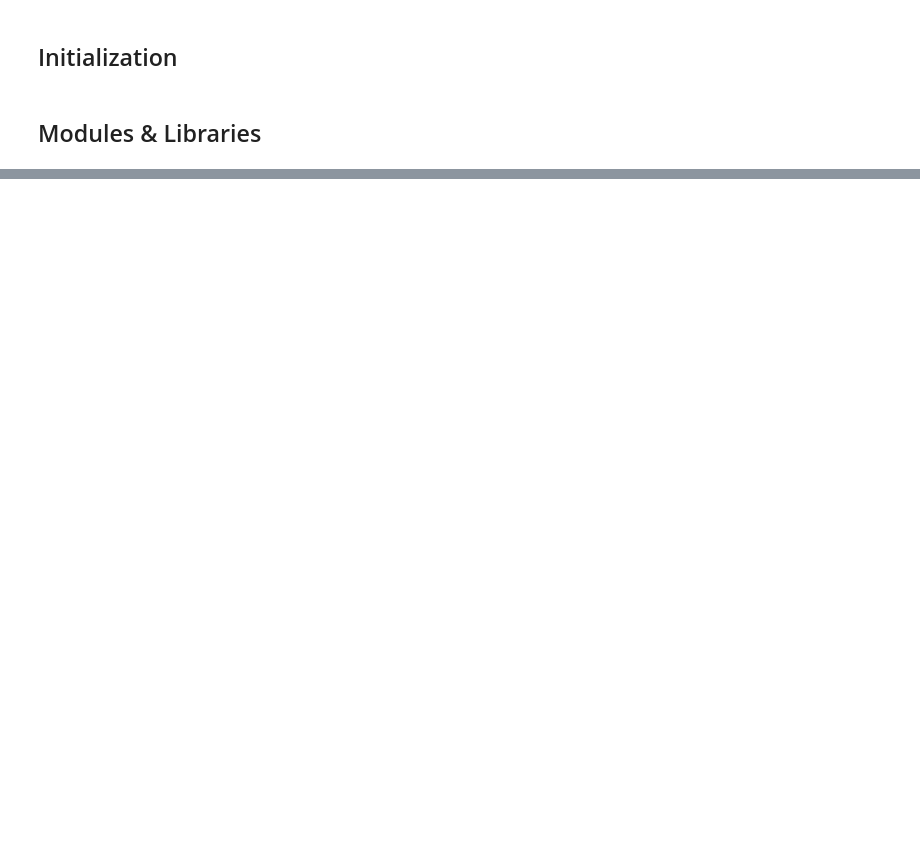
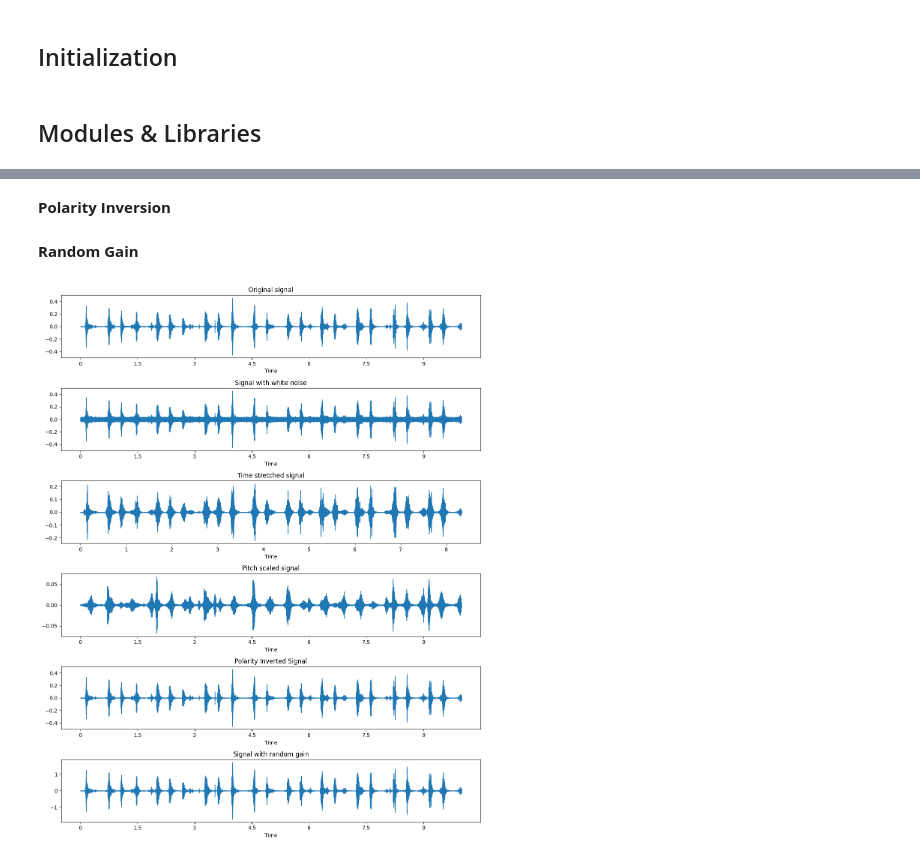
Before and after one commit to SamratAdhikari/featherfind-model, a Jupyter notebook: Preprocessing.ipynb, the cells around one changed output, grey strips where cells are left out. Cells and saved outputs as stored; diff of their text form; code cells hidden in the pictures; blank space fills up the shorter version.

```diff
--- a/Preprocessing.ipynb
+++ b/Preprocessing.ipynb
@@ -69,0 +121,3 @@ Wood Snipe
+# %%
+def addTimeStretch(signal, stretch_rate):
+  return librosa.effects.time_stretch(signal, rate=stretch_rate)
@@ -69,0 +126,42 @@ Wood Snipe
+# %%
+def pitchScale(signal, sr, num_semitones):
+    return librosa.effects.pitch_shift(y=signal, sr=sr, n_steps=num_semitones)
+# %% [markdown]
+**Polarity Inversion**
+# %%
+def invertPolarity(signal):
+  return signal * -1
+# %% [markdown]
+**Random Gain**
+# %%
+def randomGain(signal, min_gain_factor, max_gain_factor):
+  gain_factor = np.random.uniform(min_gain_factor, max_gain_factor)
+  return signal * gain_factor
+# %%
+file_path = "/content/charaNet/train/Himalayan Monal/XC114356 1.mp3"
+
+signal, sr = librosa.load(file_path)
+
+white_noise_signal = addWhiteNoise(signal, 0.3)
+sf.write("white_noise_signal.wav", white_noise_signal, sr)
+
+time_stretched_signal = addTimeStretch(signal, 1.2)
+sf.write("time_stretched_signal.wav", time_stretched_signal, sr)
+
+pitch_scaled_signal = pitchScale(signal, sr, 30)
+sf.write("pitch_scaled_signal.wav", pitch_scaled_signal, sr)
+
+polarity_inverted_signal = invertPolarity(signal)
+sf.write("polarity_inverted_signal.wav", polarity_inverted_signal, sr)
+
+random_gain_signal = randomGain(signal, 3, 8)
+sf.write("random_gain_signal.wav", random_gain_signal, sr)
+
+plotSignals(signal,
+            white_noise_signal,
+            time_stretched_signal,
+            pitch_scaled_signal,
+            polarity_inverted_signal,
+            random_gain_signal, sr)
+# %% [output]
+[figure, added]
```
Also changed, not shown: parts of 9 cells of this notebook.
